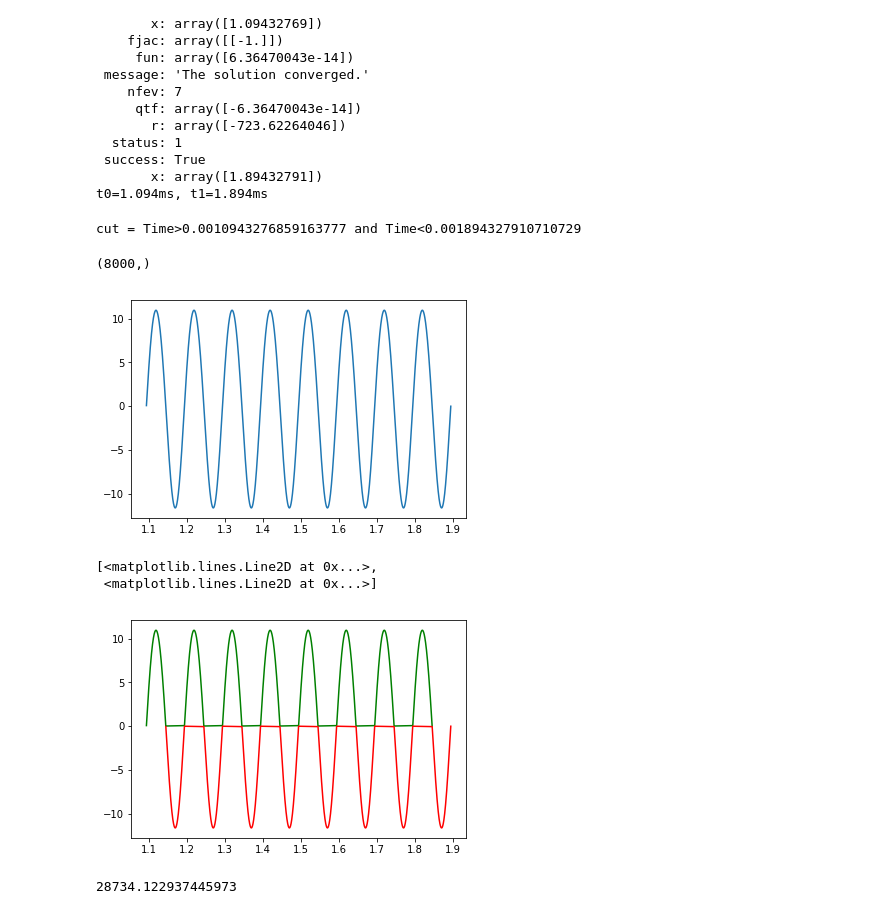
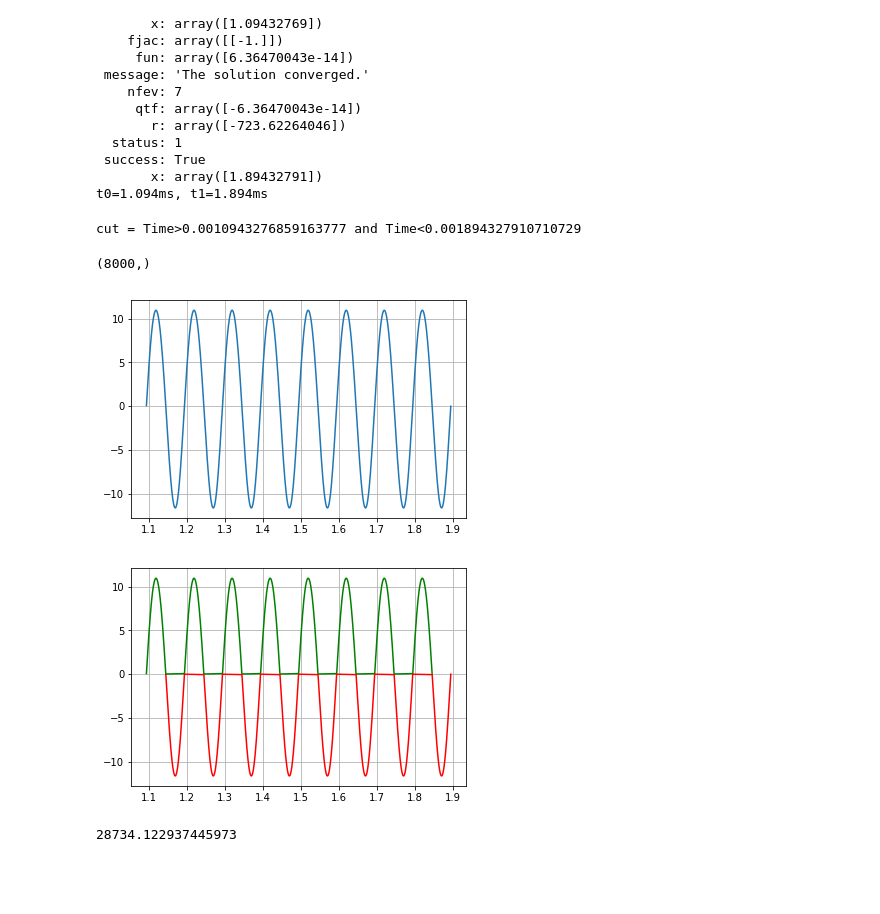
Before and after one commit to ashmanskas/nbpublic, a Jupyter notebook: jk_diode_circuitlab.ipynb, the cells around one changed output. Drawn from its saved outputs; the diff is of its cells as text; code cells hidden in the pictures; blank space fills up the shorter version.

Commit message:
add grid lines to matplotlib graphs

```diff
--- a/jk_diode_circuitlab.ipynb
+++ b/jk_diode_circuitlab.ipynb
@@ -83,22 +84,22 @@ t0=1.094ms, t1=1.894ms
 # %%
 cut = "Time>{} and Time<{}".format(t0*1.0e-3, t1*1.0e-3)
 print("cut =", cut)
 t = df.query(cut).get("Time")
 v = df.query(cut).get("V(NODE2)")
 t *= 1.0e3  # measure time in milliseconds
 v *= 1.0e3  # measure voltage in millivolts
 plt.plot(t,v)
+plt.grid()
 t.shape
 # %% [output]
 cut = Time>0.0010943276859163777 and Time<0.001894327910710729
 (8000,)
-[figure, old version]
+[figure, new version]
 # %%
 plt.plot(t[v>0], v[v>0], 'g-', t[v<0], v[v<0], 'r-')
+plt.grid()
 # %% [output]
-[<matplotlib.lines.Line2D at 0x...>,
- <matplotlib.lines.Line2D at 0x...>]
-[figure, old version]
+[figure, new version]
 # %%
 np.sum(v[v>0])
 # %% [output]
```
Also changed, not shown: parts of 1 cell of this notebook.
